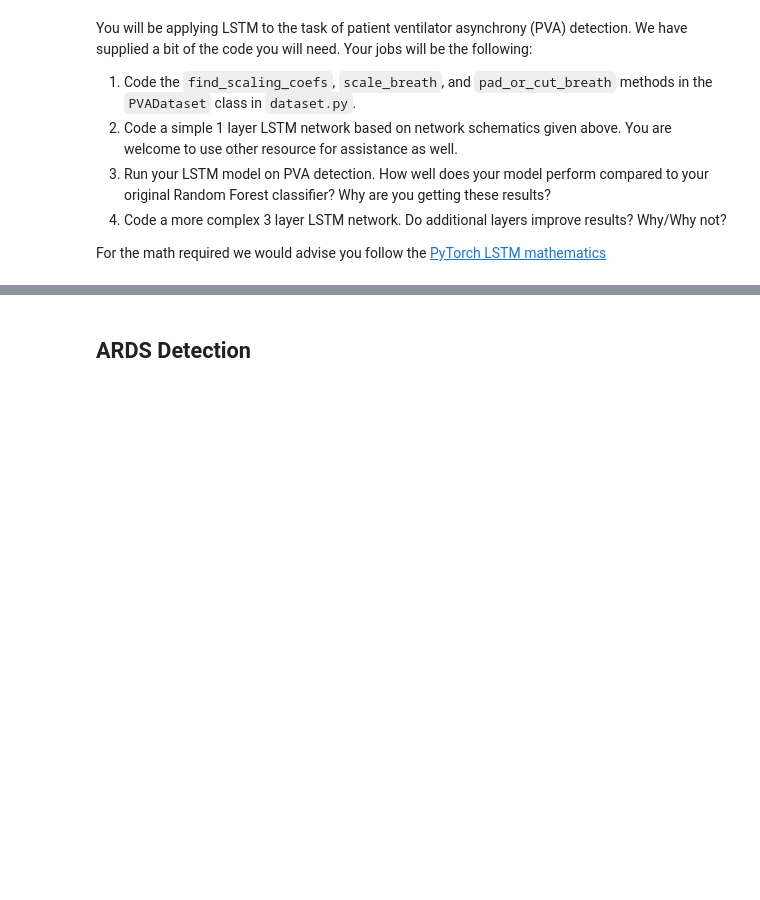
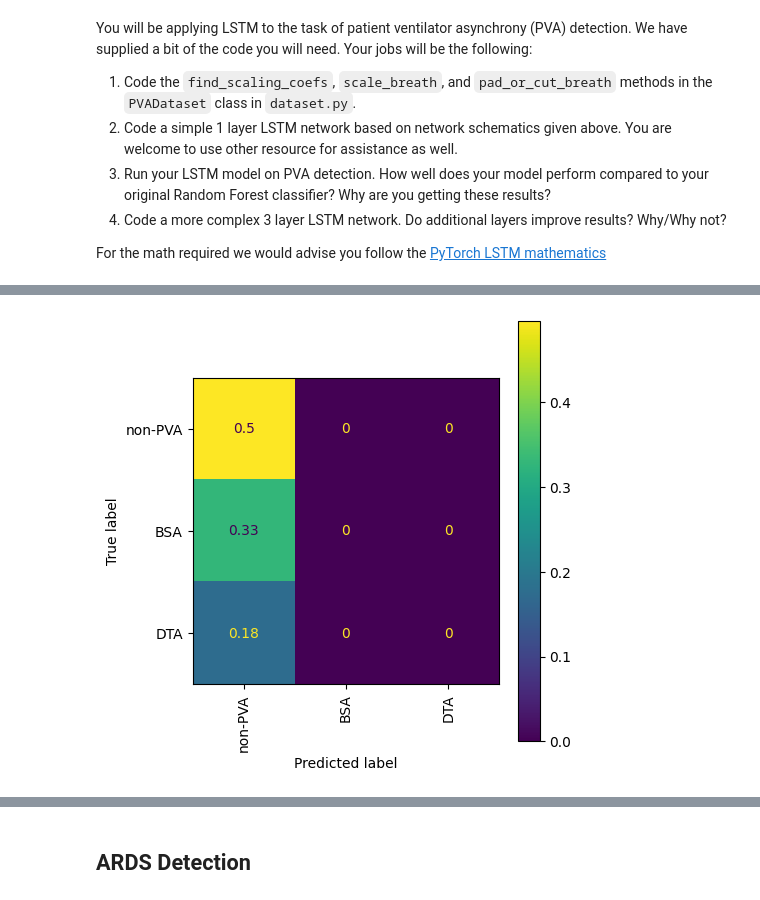
Before and after one commit to EEC193AB-master/mini_project_b2_asidher, a Jupyter notebook: lab_b2.ipynb, the cells around one changed output, grey strips where cells are left out. Cells and saved outputs as stored; diff of their text form; code cells hidden in the pictures; blank space fills up the shorter version.

```diff
--- a/lab_b2.ipynb
+++ b/lab_b2.ipynb
@@ -174,0 +347,25 @@ for i, set in enumerate(training_set):
+# %%
+def perform_inferencing(model, loader):
+    model.cuda()
+
+    predictions = []
+    test_labels = []
+
+    model.eval()
+
+    with torch.no_grad():
+        for x, y in loader:
+
+            # Load images/labels onto GPU
+            x = Variable(x.float()).cuda()
+            y = Variable(y.float()).cuda()
+
+            labels = torch.max(y, 1)[1].cpu().numpy()
+
+            output = model(x.float())
+            predicted = (torch.max(torch.exp(output), 1))[1].cpu().numpy()
+            predictions.extend(predicted)
+
+            test_labels.extend(labels)
+
+    return predictions, test_labels
@@ -174,0 +571,14 @@ for i, set in enumerate(training_set):
+# %%
+lstm_1, test_labels = perform_inferencing(model=model, loader=test_loader)
+
+cm = confusion_matrix(test_labels, lstm_1, normalize='all')
+# %%
+class_names = ['non-PVA', 'BSA', 'DTA']
+disp = ConfusionMatrixDisplay(confusion_matrix=cm, display_labels=class_names)
+
+fig, ax = plt.subplots(figsize=(5, 5))
+disp.plot(include_values=True, xticks_rotation='vertical', ax=ax)
+plt.tight_layout()
+plt.show()
+# %% [output]
+[figure, added]
```
Also changed, not shown: parts of 34 cells of this notebook, 1 other file.
